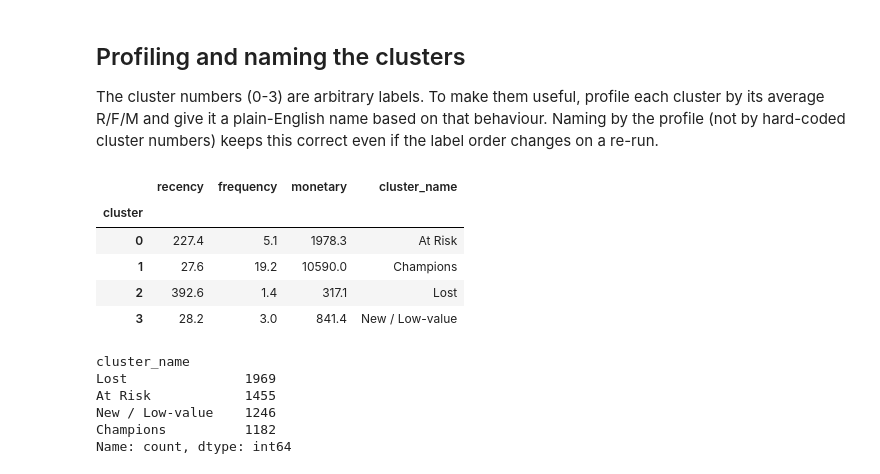
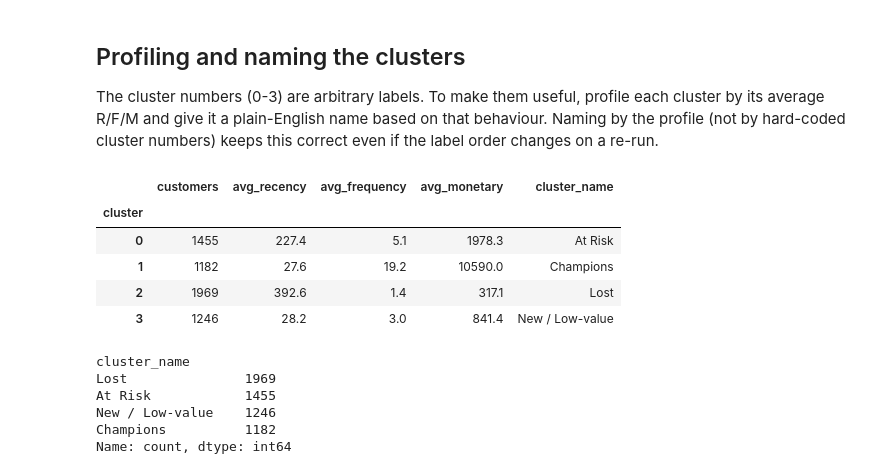
Before and after one commit to pranavsingla1207-byte/retailpulse, a Jupyter notebook: notebooks/04_rfm_and_clustering.ipynb, the cells around one changed output. Drawn from its saved outputs; the diff is of its cells as text; code cells hidden in the pictures.

```diff
--- a/notebooks/04_rfm_and_clustering.ipynb
+++ b/notebooks/04_rfm_and_clustering.ipynb
@@ -262,26 +270,31 @@ by its average R/F/M and give it a plain-English name based on that behaviour. N
 the profile (not by hard-coded cluster numbers) keeps this correct even if the label order
 changes on a re-run.
 # %%
-cluster_profile = rfm.groupby("cluster")[["recency", "frequency", "monetary"]].mean().round(1)
+cluster_profile = rfm.groupby("cluster").agg(
+    customers=("cluster", "size"),
+    avg_recency=("recency", "mean"),
+    avg_frequency=("frequency", "mean"),
+    avg_monetary=("monetary", "mean"),
+).round(1)
 
 def name_cluster(row):
-    if row["frequency"] >= 10:
+    if row["avg_frequency"] >= 10:
         return "Champions"
-    if row["recency"] > 180 and row["monetary"] < 500:
+    if row["avg_recency"] > 180 and row["avg_monetary"] < 500:
         return "Lost"
-    if row["recency"] > 180:
+    if row["avg_recency"] > 180:
         return "At Risk"
     return "New / Low-value"
 
 cluster_profile["cluster_name"] = cluster_profile.apply(name_cluster, axis=1)
 cluster_profile
 # %% [output]
-|  | recency | frequency | monetary | cluster_name |
-| cluster |  |  |  |  |
-| 0 | 227.4 | 5.1 | 1978.3 | At Risk |
-| 1 | 27.6 | 19.2 | 10590.0 | Champions |
-| 2 | 392.6 | 1.4 | 317.1 | Lost |
-| 3 | 28.2 | 3.0 | 841.4 | New / Low-value |
+|  | customers | avg_recency | avg_frequency | avg_monetary | cluster_name |
+| cluster |  |  |  |  |  |
+| 0 | 1455 | 227.4 | 5.1 | 1978.3 | At Risk |
+| 1 | 1182 | 27.6 | 19.2 | 10590.0 | Champions |
+| 2 | 1969 | 392.6 | 1.4 | 317.1 | Lost |
+| 3 | 1246 | 28.2 | 3.0 | 841.4 | New / Low-value |
 # %%
 name_map = cluster_profile["cluster_name"].to_dict()
 rfm["cluster_name"] = rfm["cluster"].map(name_map)
```
Also changed, not shown: parts of 5 cells of this notebook.
